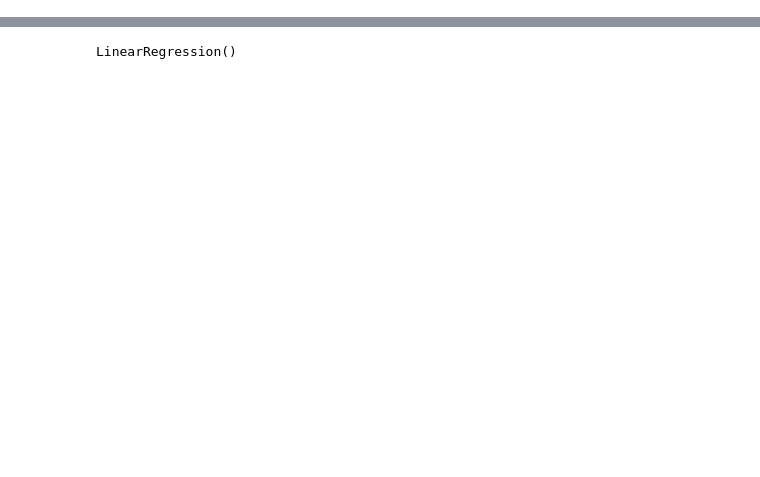
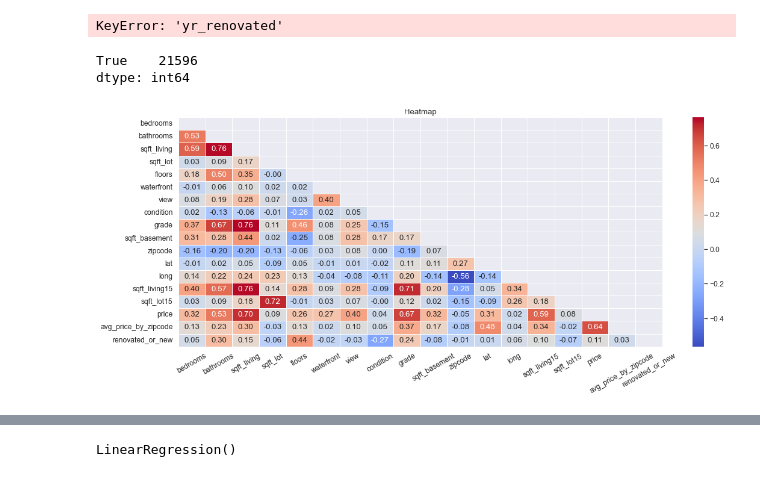
Before and after one commit to florent-zahoui/MidTermProject_IH_DA_02_22, a Jupyter notebook: MidTerm Project/Modelling.ipynb, the cells around one changed output, grey strips where cells are left out. Drawn from its saved outputs; the diff is of its cells as text; code cells hidden in the pictures; blank space fills up the shorter version.

```diff
--- a/MidTerm Project/Modelling.ipynb
+++ b/MidTerm Project/Modelling.ipynb
@@ -55,0 +66,34 @@ df.drop(["Unnamed: 0"], axis = 1, inplace = True)
+# %%
+# Drop the "renovated" column from the cleaned dataframe
+# We assume that a house is "renovated" if the renovation took place in the last 10 years or
+# the house is not older than 10 years (and doesn't require renovation yet)
+
+conditions = [(df["yr_renovated"] > 2004), (df['yr_built'] > 2004)]
+values = [1, 1]
+df['renovated_or_new'] = np.select(conditions, values)
+
+# Dropping column yr_renovated
+df.drop(["yr_renovated"], axis = 1, inplace=True)
+# %% [output]
+KeyError: 'yr_renovated'
+# %%
+# And renovated
+
+df.drop(["renovated"], axis = 1, inplace=True)
+# %%
+# Dropping column yr_built
+
+df.drop(["yr_built"], axis=1, inplace=True)
+
+# and renaming column decade for more clarity
+
+decade_dict = {"Category A": "1900-1929", "Category B": "1930-1959", "Category C": "1960-1989", "Category D": "1990-2015"}
+df = df.replace({"decade": decade_dict})
+# %%
+# Sqft_living = sqft_above + sqft_basement?
+
+high_corr = df.sqft_living == df.sqft_above + df.sqft_basement
+high_corr.value_counts()
+# %% [output]
+True    21596
+dtype: int64
@@ -55,0 +104,22 @@ df.drop(["Unnamed: 0"], axis = 1, inplace = True)
+# %%
+# Dropping basement
+
+df.drop(["basement"], axis = 1, inplace=True)
+# %%
+# Heatmap
+
+correlation_matrix = df.corr()
+sns.set(font_scale=1.1) # Font size
+
+fig, ax = plt.subplots(figsize = (18,7))
+
+ax.set_title("Heatmap")
+corr = df.corr()
+
+matrix = np.triu(corr) # Getting the Upper Triangle of the corelation matrix
+sns.heatmap(corr, cmap = "coolwarm", linewidth = 1, annot=True,  fmt = ".2f", mask=matrix) # using the upper triangle matrix as mask
+ax.set_xticklabels(ax.get_xticklabels(),rotation = 30) # Rotates labels on x axis
+
+plt.show()
+# %% [output]
+[figure, added]
```
Also changed, not shown: parts of 66 cells of this notebook, 2 other files.
